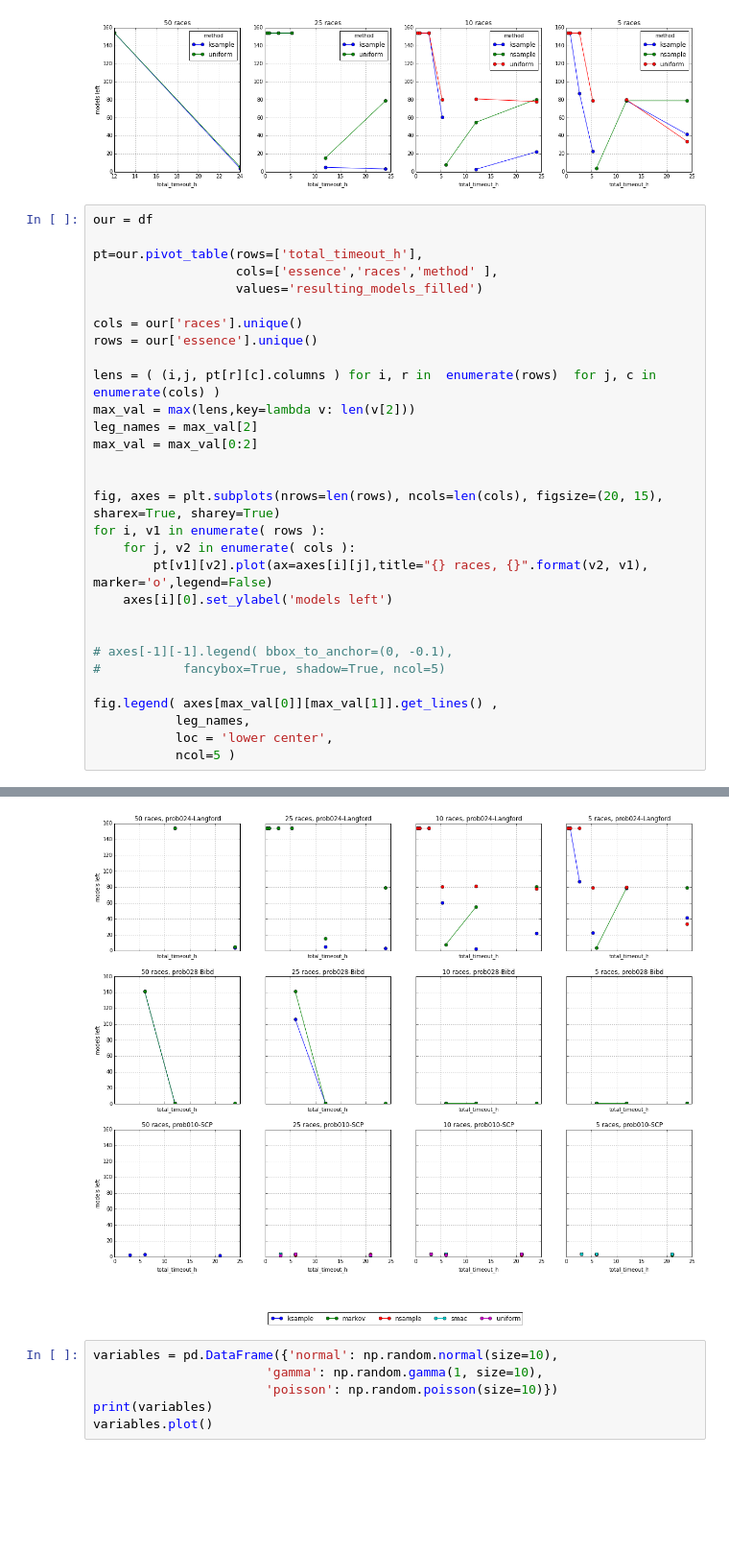
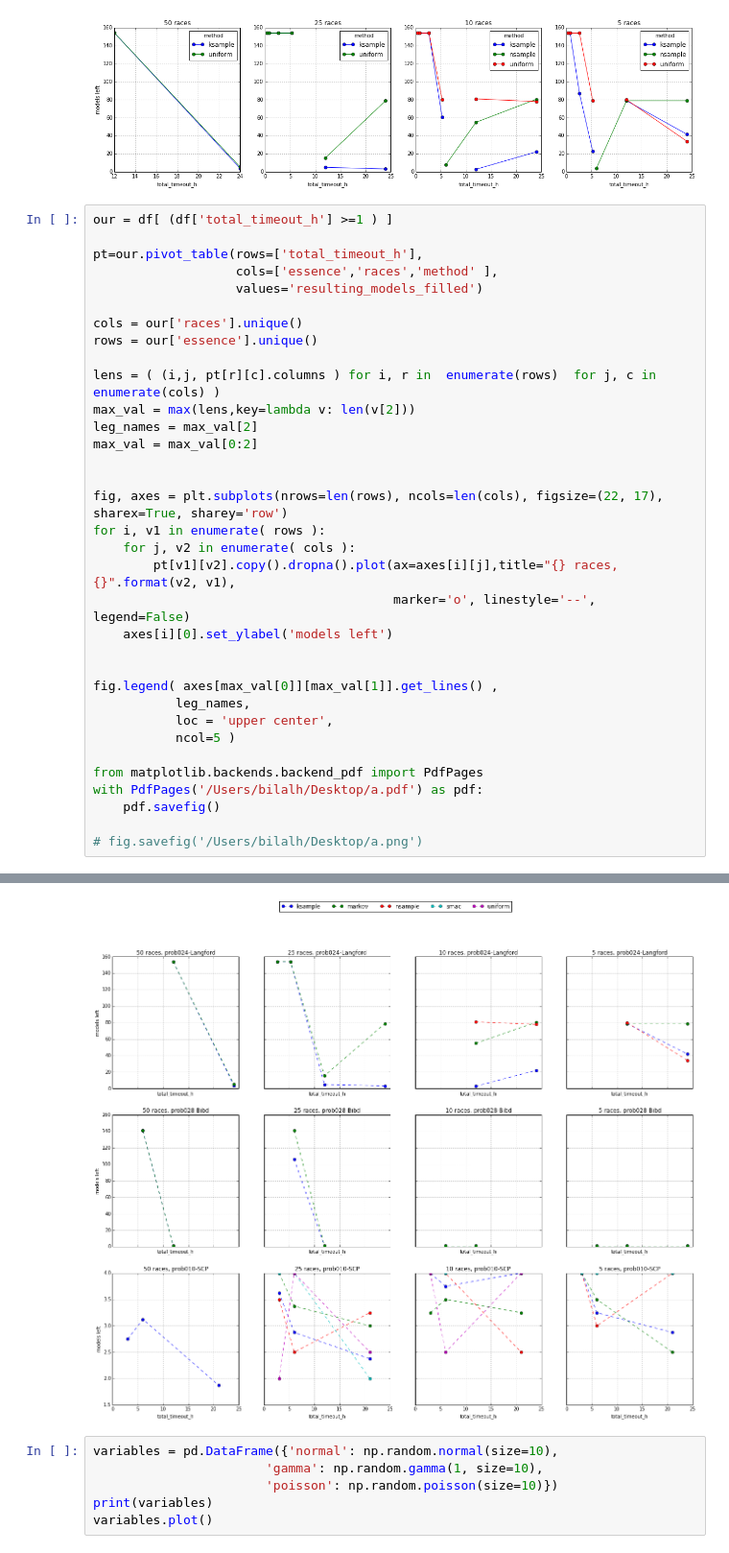
Before and after one commit to Bilalh/Gen, a Jupyter notebook: scripts/parse_results/pivot.ipynb, the cells around one changed output, grey strips where cells are left out. Shown at 96% size. Drawn from its saved outputs; the diff is of its cells as text; blank space fills up the shorter version.

Commit message:
plots

```diff
--- a/scripts/parse_results/pivot.ipynb
+++ b/scripts/parse_results/pivot.ipynb
@@ -497,7 +497,7 @@ pt
 | 24.000 | 41.750 | 79 | 34 | 22.125 | 80.5 | 78.0 | 3.25 | 79.0 | 3.875 | 5.5 |
 [figure]
 # %%
-our = df
+our = df[ (df['total_timeout_h'] >=1 ) ]
 
 pt=our.pivot_table(rows=['total_timeout_h'],
                    cols=['essence','races','method' ],
@@ -512,18 +512,22 @@ leg_names = max_val[2]
 max_val = max_val[0:2]
 
 
-fig, axes = plt.subplots(nrows=len(rows), ncols=len(cols), figsize=(20, 15), sharex=True, sharey=True)
+fig, axes = plt.subplots(nrows=len(rows), ncols=len(cols), figsize=(22, 17), sharex=True, sharey='row')
 for i, v1 in enumerate( rows ):
     for j, v2 in enumerate( cols ):
-        pt[v1][v2].plot(ax=axes[i][j],title="{} races, {}".format(v2, v1), marker='o',legend=False)
+        pt[v1][v2].copy().dropna().plot(ax=axes[i][j],title="{} races, {}".format(v2, v1),
+                                        marker='o', linestyle='--', legend=False)
     axes[i][0].set_ylabel('models left')
 
 
-# axes[-1][-1].legend( bbox_to_anchor=(0, -0.1),
-#           fancybox=True, shadow=True, ncol=5)
-
 fig.legend( axes[max_val[0]][max_val[1]].get_lines() ,
            leg_names,
-           loc = 'lower center',
+           loc = 'upper center',
            ncol=5 )
+
+from matplotlib.backends.backend_pdf import PdfPages
+with PdfPages('/Users/bilalh/Desktop/a.pdf') as pdf:
+    pdf.savefig()
+
+# fig.savefig('/Users/bilalh/Desktop/a.png')
 # %% [output]
@@ -531,4 +534,4 @@ fig.legend( axes[max_val[0]][max_val[1]].get_lines() ,
-[figure, old version]
+[figure, new version]
 # %%
 variables = pd.DataFrame({'normal': np.random.normal(size=10),
                        'gamma': np.random.gamma(1, size=10),
```
Also changed, not shown: parts of 1 cell of this notebook.
